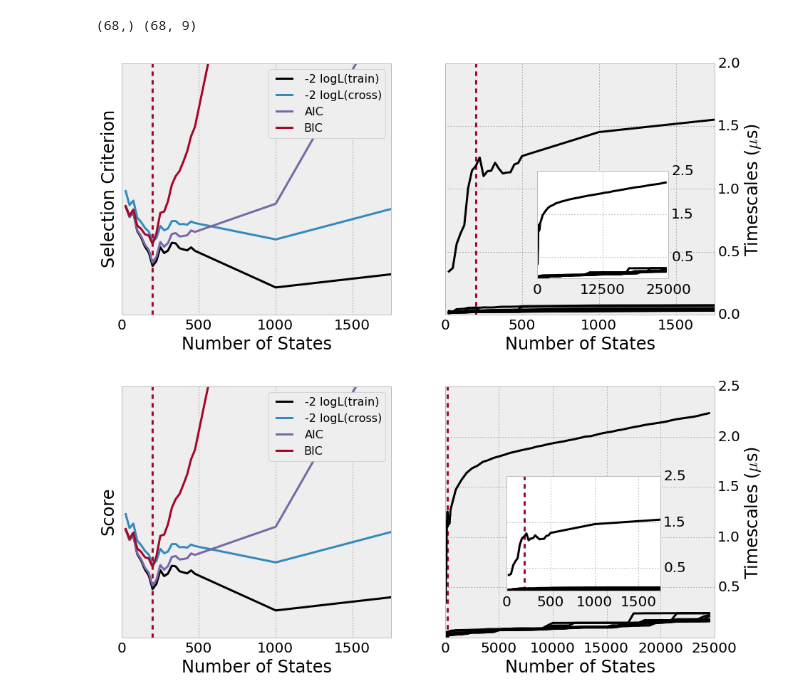
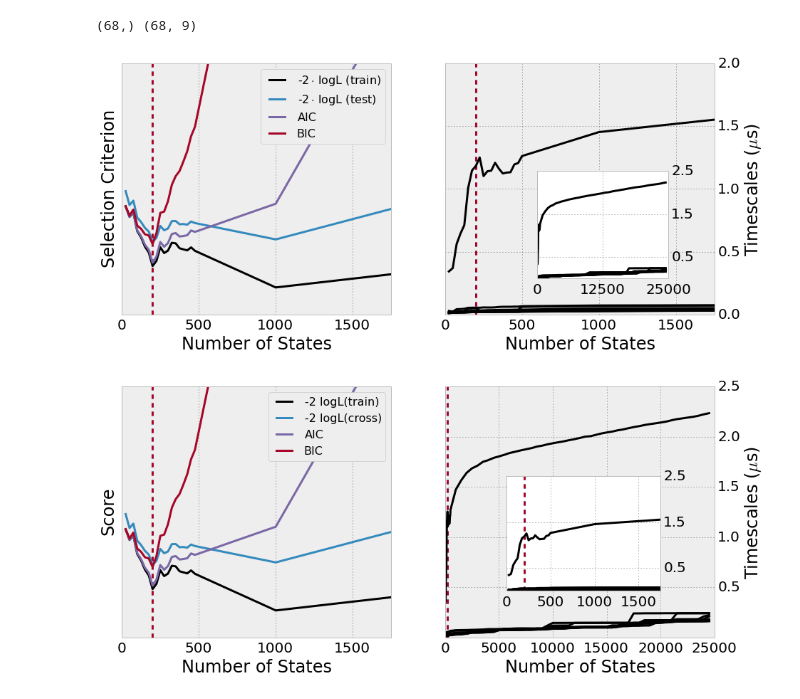
Before and after one commit to rmcgibbo/opt-k, a Jupyter notebook: paper/figs/ww_pca/fig.ipynb, the cells around one changed output. Cells and saved outputs as stored; diff of their text form; code cells hidden in the pictures.

```diff
--- a/paper/figs/ww_pca/fig.ipynb
+++ b/paper/figs/ww_pca/fig.ipynb
@@ -49,8 +49,8 @@ aic_c = '#7A68A6'
 bic_c = '#A60628'
 cross_c = '#348ABD'
 
-plot(ks, likes, lw=3, color='black', label='-2 logL(train)')
-plot(ks, cross, lw=3, color=cross_c, label='-2 logL(cross)')
+plot(ks, likes, lw=3, color='black', label='-2$\cdot$ logL (train)')
+plot(ks, cross, lw=3, color=cross_c, label='-2$\cdot$ logL (test)')
 plot(ks, aic, lw=3, color=aic_c, label='AIC')
 plot(ks, bic, lw=3, color=bic_c, label='BIC')
 
@@ -71,34 +71,34 @@ for i in range(9):
     plot(eval_ks, times[:, i], lw=3, color=time_c)
 
 xlim(xl)
 ylabel('Timescales ($\mu$s)')
 
 ax = gca()
 ax.yaxis.set_label_position('right')
 ax.yaxis.set_ticks_position('right')
 yticks(np.arange(0, 2500, 500) / 1000.)
 xticks(np.arange(0,2000, 500))
 xlabel('Number of States')
 yl = ylim()
 
 vlines(ks[np.argmin(cross)], yl[0], yl[1], lw=3, linestyle='dashed', color=cross_c)
 vlines(ks[np.argmin(bic)], yl[0], yl[1], lw=3, linestyle='dashed', color=bic_c)
 
 
 axes((0.64, 0.3, 0.17, 0.3), axisbg='white')
 for i in xrange(9):
     plot(all_ks, all_times[:, i], color=time_c, lw=3)
 
 ax = gca()
 ax.yaxis.set_label_position('right')
 ax.yaxis.set_ticks_position('right')
 #ylabel('Timescales ($\mu$s)')
 yticks([0.5, 1.5, 2.5])
 xticks([0, 12500, 25000])
 subplots_adjust(bottom=0.2, right=0.87, left=0.10)
 savefig('ww_pca.pdf')
 # %% [output]
-[figure, old version]
+[figure, new version]
 # %%
 figure(figsize=(15, 7))
 subplot(121)
```
Also changed, not shown: 6 other files.
